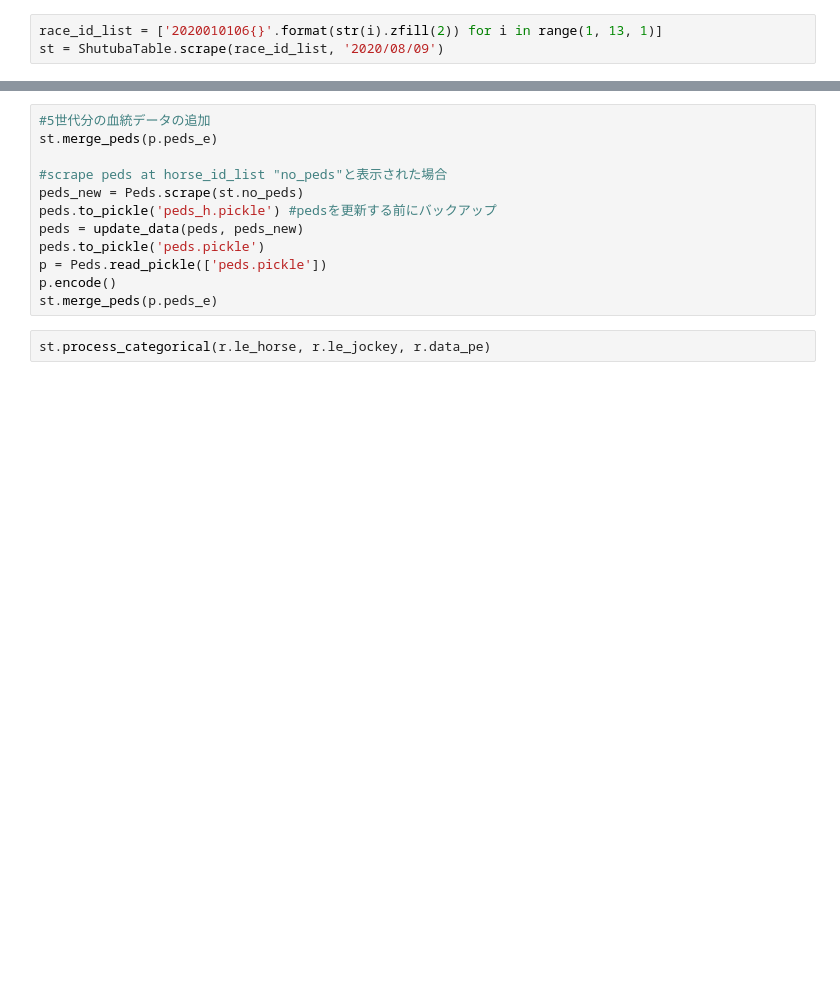
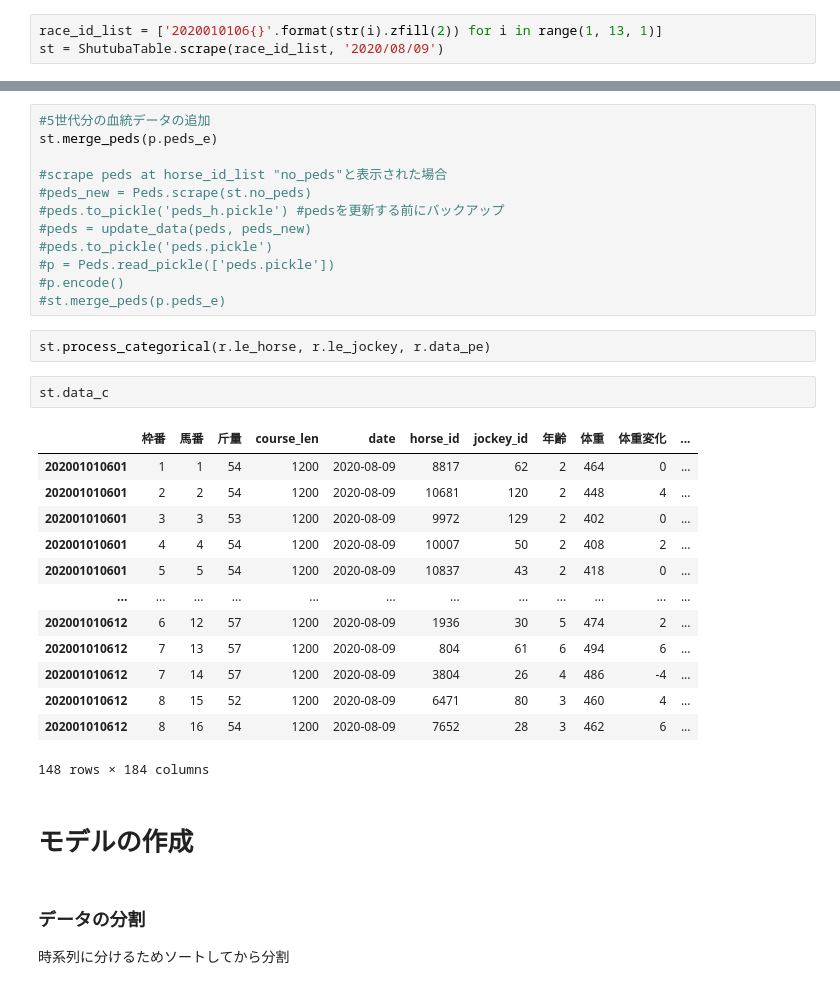
Before and after one commit to aritanaoya/Titanic_Kaggle, a Jupyter notebook: keibaAI.ipynb, the cells around one changed output, grey strips where cells are left out. Drawn from its saved outputs; the diff is of its cells as text; blank space fills up the shorter version.

```diff
--- a/keibaAI.ipynb
+++ b/keibaAI.ipynb
@@ -648,12 +706,33 @@ st.merge_horse_results(hr)
 st.merge_peds(p.peds_e)
 
 #scrape peds at horse_id_list "no_peds"と表示された場合
-peds_new = Peds.scrape(st.no_peds)
-peds.to_pickle('peds_h.pickle') #pedsを更新する前にバックアップ
-peds = update_data(peds, peds_new)
-peds.to_pickle('peds.pickle')
-p = Peds.read_pickle(['peds.pickle'])
-p.encode()
-st.merge_peds(p.peds_e)
+#peds_new = Peds.scrape(st.no_peds)
+#peds.to_pickle('peds_h.pickle') #pedsを更新する前にバックアップ
+#peds = update_data(peds, peds_new)
+#peds.to_pickle('peds.pickle')
+#p = Peds.read_pickle(['peds.pickle'])
+#p.encode()
+#st.merge_peds(p.peds_e)
 # %%
 st.process_categorical(r.le_horse, r.le_jockey, r.data_pe)
+# %%
+st.data_c
+# %% [output]
+|  | 枠番 | 馬番 | 斤量 | course_len | date | horse_id | jockey_id | 年齢 | 体重 | 体重変化 | ... |
+| 202001010601 | 1 | 1 | 54 | 1200 | 2020-08-09 | 8817 | 62 | 2 | 464 | 0 | ... |
+| 202001010601 | 2 | 2 | 54 | 1200 | 2020-08-09 | 10681 | 120 | 2 | 448 | 4 | ... |
+| 202001010601 | 3 | 3 | 53 | 1200 | 2020-08-09 | 9972 | 129 | 2 | 402 | 0 | ... |
+| 202001010601 | 4 | 4 | 54 | 1200 | 2020-08-09 | 10007 | 50 | 2 | 408 | 2 | ... |
+| 202001010601 | 5 | 5 | 54 | 1200 | 2020-08-09 | 10837 | 43 | 2 | 418 | 0 | ... |
+| ... | ... | ... | ... | ... | ... | ... | ... | ... | ... | ... | ... |
+| 202001010612 | 6 | 12 | 57 | 1200 | 2020-08-09 | 1936 | 30 | 5 | 474 | 2 | ... |
+| 202001010612 | 7 | 13 | 57 | 1200 | 2020-08-09 | 804 | 61 | 6 | 494 | 6 | ... |
+| 202001010612 | 7 | 14 | 57 | 1200 | 2020-08-09 | 3804 | 26 | 4 | 486 | -4 | ... |
+| 202001010612 | 8 | 15 | 52 | 1200 | 2020-08-09 | 6471 | 80 | 3 | 460 | 4 | ... |
+| 202001010612 | 8 | 16 | 54 | 1200 | 2020-08-09 | 7652 | 28 | 3 | 462 | 6 | ... |
+148 rows × 184 columns
+# %% [markdown]
+# モデルの作成
+# %% [markdown]
+### データの分割
+時系列に分けるためソートしてから分割
```
Also changed, not shown: parts of 14 cells of this notebook.
